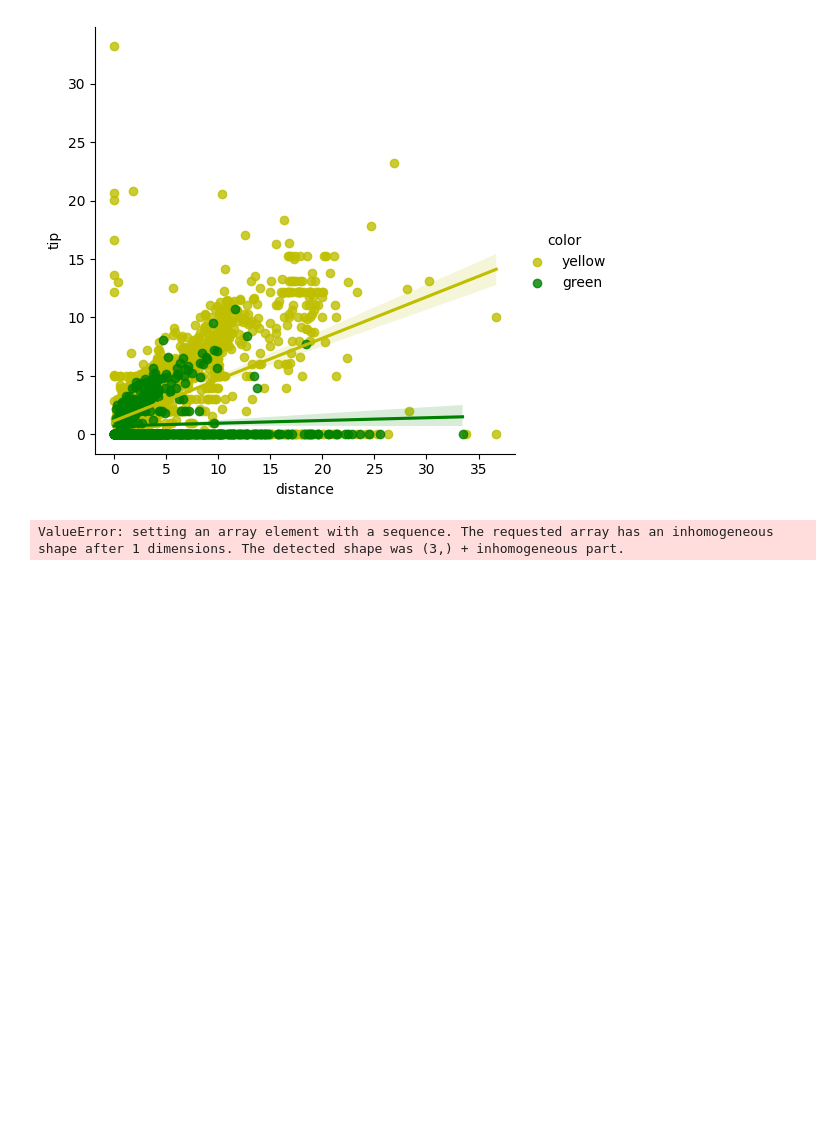
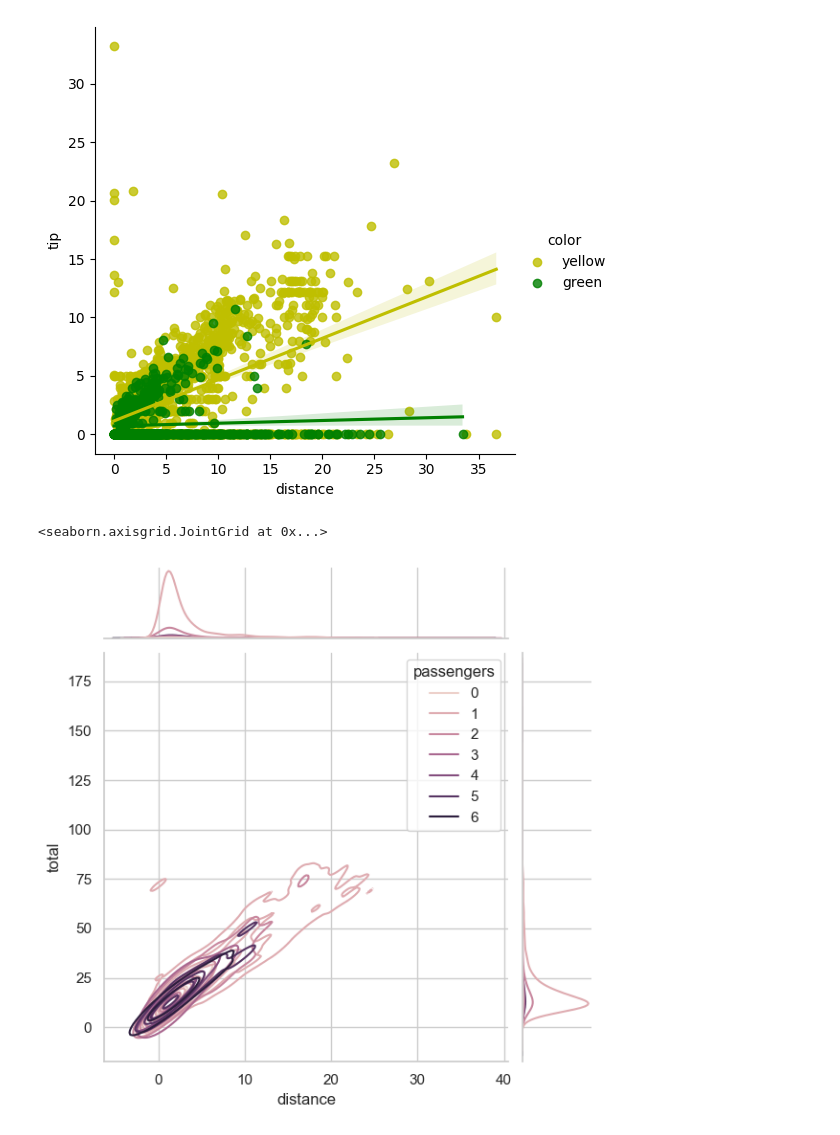
Before and after one commit to Park-HY-00/BAV, a Jupyter notebook: week6-hw.ipynb, the cells around one changed output. Cells and saved outputs as stored; diff of their text form; code cells hidden in the pictures; blank space fills up the shorter version.

```diff
--- a/week6-hw.ipynb
+++ b/week6-hw.ipynb
@@ -78,8 +73,8 @@ sns.lmplot(x="distance", y="tip", hue='color', data=df, palette=my_pal)
 # %% [output]
 <seaborn.axisgrid.FacetGrid at 0x...>
 [figure]
-# %%
-df_from_manhatten = df.query("pickup_zone == 'Manhatten'")
-sns.lmplot(x=df_from_manhatten, y="distance", hue='color', data=df, palette=my_pal)
-# %% [output]
-ValueError: setting an array element with a sequence. The requested array has an inhomogeneous shape after 1 dimensions. The detected shape was (3,) + inhomogeneous part.
+# %%
+sns.jointplot(x='distance', y='total', hue='passengers', data=df,kind="kde")
+# %% [output]
+<seaborn.axisgrid.JointGrid at 0x...>
+[figure, added]
```
Also changed, not shown: parts of 10 cells of this notebook.
